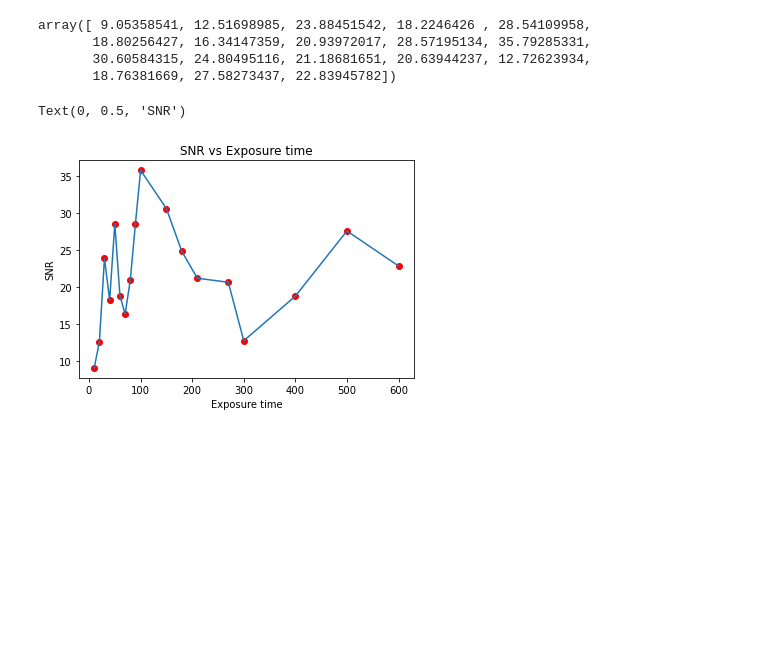
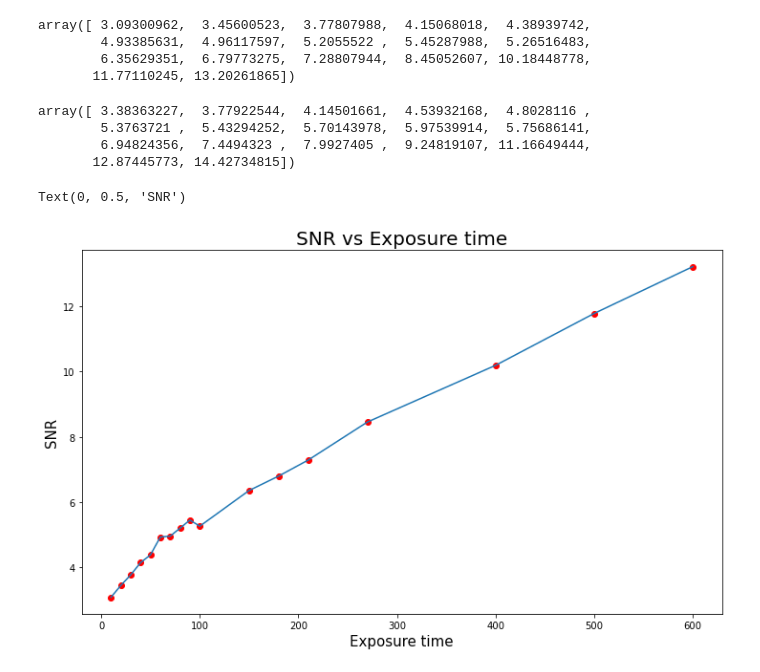
Before and after one commit to halehhajizadeh/SNR-and-Exposure, a Jupyter notebook: SNR_Exposure.ipynb, the cells around one changed output. Drawn from its saved outputs; the diff is of its cells as text; code cells hidden in the pictures; blank space fills up the shorter version.

```diff
--- a/SNR_Exposure.ipynb
+++ b/SNR_Exposure.ipynb
@@ -17,3 +11,9 @@ S_sky = [1116.53,1291.2,1477,1648.53,1810.83,1993.36,2140.3,2352.54,2480.11,1782
+# %%
+S_source = [1133.91,1332.47,1560.87,1779.71,1964.09,2240.23,2424.95,2642.34,2838.33,2318.26,3221.69,3913.39,5445.92,6285.23,8717.63,11356.4,14140] #ADU
+# %%
+n_pixel_Sky = [483,480,471,479,481,474,476,480,472,479,475,471,468,474,473,477,472]
+# %%
+S_sky = [1070.02,1205.02,1354.79,1506.83,1627.6,1808.76,1952.97,2088.57,2220.73,1581.09,2143.86,2720.42,4661.21,4668.74,6046.99,7909.27,10000.1] #ADU
 # %%
 n_pixel = np.array(n_pixel)
 n_pixel_Sky = np.array(n_pixel_Sky)
@@ -21,11 +21,5 @@ S_sky = np.array(S_sky)
 S_source = np.array(S_source)
 exposure_time = np.array(exposure_time)
 # %%
-SNR = S_source/np.sqrt(S_source + n_pixel*(1+(n_pixel/n_pixel_Sky))*(S_sky + exposure_time*dark_current + Read_noise**2))
+# Without applying approximation
+SNR_1 = S_source/np.sqrt(S_source + n_pixel*(1+(n_pixel/n_pixel_Sky))*(S_sky + exposure_time*dark_current + Read_noise**2))
-# %%
-SNR
-# %% [output]
-array([ 9.05358541, 12.51698985, 23.88451542, 18.2246426 , 28.54109958,
-       18.80256427, 16.34147359, 20.93972017, 28.57195134, 35.79285331,
-       30.60584315, 24.80495116, 21.18681651, 20.63944237, 12.72623934,
-       18.76381669, 27.58273437, 22.83945782])
@@ -32,9 +29,24 @@ array([ 9.05358541, 12.51698985, 23.88451542, 18.2246426 , 28.54109958,
+# %%
+SNR_1
+# %% [output]
+array([ 3.09300962,  3.45600523,  3.77807988,  4.15068018,  4.38939742,
+        4.93385631,  4.96117597,  5.2055522 ,  5.45287988,  5.26516483,
+        6.35629351,  6.79773275,  7.28807944,  8.45052607, 10.18448778,
+       11.77110245, 13.20261865])
+# %%
+SNR_2
+# %% [output]
+array([ 3.38363227,  3.77922544,  4.14501661,  4.53932168,  4.8028116 ,
+        5.3763721 ,  5.43294252,  5.70143978,  5.97539914,  5.75686141,
+        6.94824356,  7.4494323 ,  7.9927405 ,  9.24819107, 11.16649444,
+       12.87445773, 14.42734815])
 # %%
-plt.plot(exposure_time, SNR, 'ro')
-plt.plot(exposure_time, SNR)
-plt.title('SNR vs Exposure time')
-plt.xlabel('Exposure time')
-plt.ylabel('SNR')
+plt.figure(figsize=(12,7))
+plt.plot(exposure_time, SNR_1, 'ro')
+plt.plot(exposure_time, SNR_1)
+plt.title('SNR vs Exposure time', fontsize=20)
+plt.xlabel('Exposure time', fontsize=15)
+plt.ylabel('SNR', fontsize=15)
 # %% [output]
 Text(0, 0.5, 'SNR')
-[figure, old version]
+[figure, new version]
```
Also changed, not shown: parts of 8 cells of this notebook.
